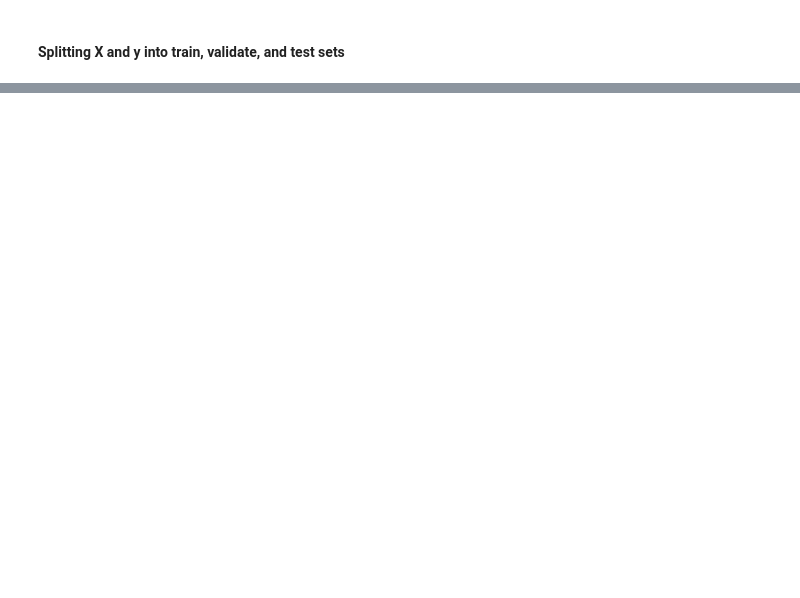
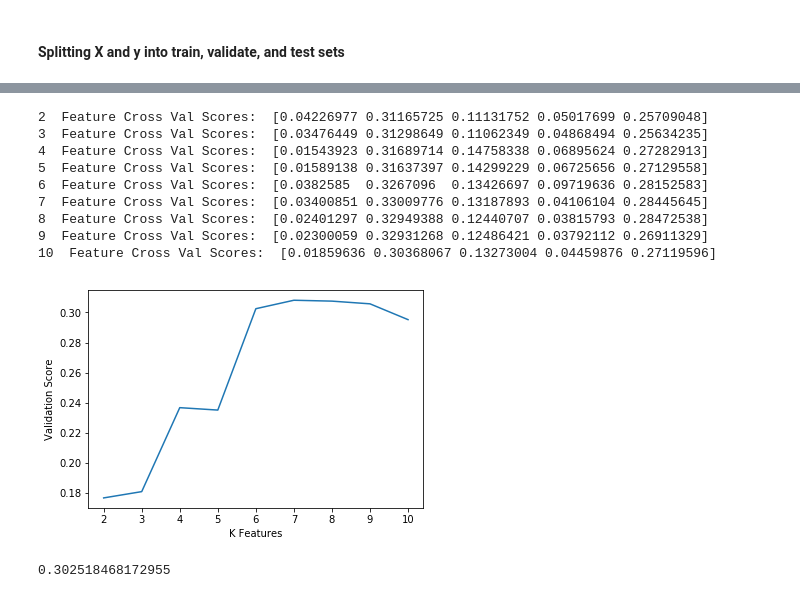
Before and after one commit to dtadmor/NBA-Player-Growth, a Jupyter notebook: Predicting Post Up EV.ipynb, the cells around one changed output, grey strips where cells are left out. Cells and saved outputs as stored; diff of their text form; code cells hidden in the pictures; blank space fills up the shorter version.

```diff
--- a/Predicting Post Up EV.ipynb
+++ b/Predicting Post Up EV.ipynb
@@ -431,0 +154,43 @@ ADD SOMEKIND OF PERCENT OF SHOTS THAT ARE 3'S OR PERCENT OF PULL UP SHOTS THAT A
+# %%
+# Checking out 2 - 10 features
+k_scores = []
+for k in range(2, 11):
+
+    # Finding the best features for a given k
+    k_best = SelectKBest(f_regression, k=k)
+    k_best.fit(X_train[numeric_columns], y_train.iloc[:,0])
+    model_features = list(X_train[numeric_columns].columns[k_best.get_support()])
+
+    # Appending the validation scores
+    model = LinearRegression()
+    model.fit(X_train[model_features], y_train)
+    k_scores.append(model.score(X_validate[model_features], y_validate))
+
+    # Printing out the cross val scores
+    kfolds = KFold(n_splits=5, shuffle=True, random_state=42)
+    print(k, ' Feature Cross Val Scores: ', cross_val_score(model, X_train[model_features], y_train, cv=kfolds))
+
+# Graphing the validations scores
+plt.plot(range(2, 11), k_scores)
+plt.xlabel('K Features')
+plt.ylabel('Validation Score');
+# %% [output]
+2  Feature Cross Val Scores:  [0.04226977 0.31165725 0.11131752 0.05017699 0.25709048]
+3  Feature Cross Val Scores:  [0.03476449 0.31298649 0.11062349 0.04868494 0.25634235]
+4  Feature Cross Val Scores:  [0.01543923 0.31689714 0.14758338 0.06895624 0.27282913]
+5  Feature Cross Val Scores:  [0.01589138 0.31637397 0.14299229 0.06725656 0.27129558]
+6  Feature Cross Val Scores:  [0.0382585  0.3267096  0.13426697 0.09719636 0.28152583]
+7  Feature Cross Val Scores:  [0.03400851 0.33009776 0.13187893 0.04106104 0.28445645]
+8  Feature Cross Val Scores:  [0.02401297 0.32949388 0.12440707 0.03815793 0.28472538]
+9  Feature Cross Val Scores:  [0.02300059 0.32931268 0.12486421 0.03792112 0.26911329]
+10  Feature Cross Val Scores:  [0.01859636 0.30368067 0.13273004 0.04459876 0.27119596]
+[figure, added]
+# %%
+# Printing out the scores with 6 features
+k_best = SelectKBest(f_regression, k=6)
+k_best.fit(X_train[numeric_columns], y_train.iloc[:,0])
+model_features = list(X_train[numeric_columns].columns[k_best.get_support()])
+model.fit(X_train[model_features], y_train)
+model.score(X_validate[model_features], y_validate)
+# %% [output]
+0.302518468172955
```
Also changed, not shown: parts of 113 cells of this notebook, 7 other files.
